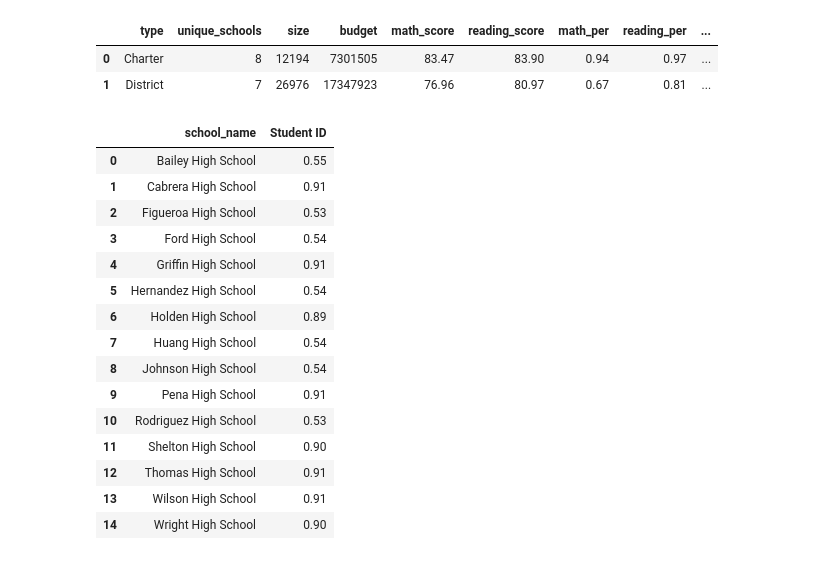
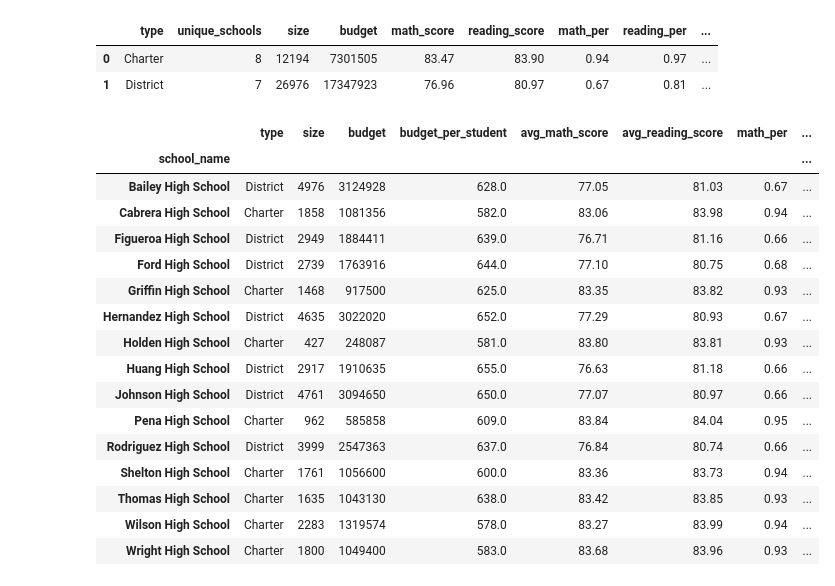
Before and after one commit to Vallkhan/PANDAS-Project, a Jupyter notebook: PyCitySchools/Module_4_Challenge.ipynb, the cells around one changed output. Drawn from its saved outputs; the diff is of its cells as text; code cells hidden in the pictures.

```diff
--- a/PyCitySchools/Module_4_Challenge.ipynb
+++ b/PyCitySchools/Module_4_Challenge.ipynb
@@ -83,51 +82,79 @@ District_data_df
 # %%
 schools_df = pd.read_csv("schools_complete.csv")
 students_df = pd.read_csv("students_complete.csv")
+
 passing_score = 69
+
 schools_df = schools_df.set_index("school_name")
 schools_df = schools_df.sort_index(ascending=True)
 
-schools_df["budget_per_student"] = schools_df["budget"]/schools_df["size"] #Budget per student
+#Budget per student
+schools_df["budget_per_student"] = schools_df["budget"]/schools_df["size"]
+#budget_per_student = per_school_summary["budget_per_student"].astype("float").map("${:,.2f}".format)
 
-avg_math_score_school = students_df.groupby("school_name")["math_score"].mean() #Average math score
+#Average math score
+avg_math_score_school = students_df.groupby("school_name")["math_score"].mean()
 avg_math_score_school = round(avg_math_score_school.reset_index(),2)
+avg_math_score_school = avg_math_score_school.sort_index(ascending= True)
 
-avg_reading_score_school = students_df.groupby("school_name")["reading_score"].mean() #Average reading score
+
+#Average reading score
+avg_reading_score_school = students_df.groupby("school_name")["reading_score"].mean()
 avg_reading_score_school = round(avg_reading_score_school.reset_index(),2)
+avg_reading_score_school = avg_reading_score_school.sort_index(ascending= True)
 
+#Math percentage passing
 total_count = students_df.groupby("school_name")["math_score"].count()
-math_per = round(students_df[students_df["math_score"] > passing_score].groupby("school_name")["math_score"].count()/total_count,2) #Math percentage passing
-#math_per = pd.merge(schools_df,District_math_per,on="school_name")
+math_per = round(students_df[students_df["math_score"] > passing_score].groupby("school_name")["math_score"].count()/total_count,2)
 math_per = math_per.reset_index()
-#math_per.rename(columns = {"math_score":"math_per"},inplace= True)
+math_per = math_per.sort_index(ascending=True)
 
+#Reading percentage passing
 total_count = students_df.groupby("school_name")["reading_score"].count()
-reading_per = round(students_df[students_df["reading_score"] > passing_score].groupby("school_name")["reading_score"].count()/total_count,2) #Reading percentage passing
-#reading_per = pd.merge(schools_df,District_reading_per,on="school_name")
+reading_per = round(students_df[students_df["reading_score"] > passing_score].groupby("school_name")["reading_score"].count()/total_count,2)
 reading_per = reading_per.reset_index()
-# reading_per.rename(columns = {"reading_score":"reading_per"},inplace= True)
-
+reading_per = reading_per.sort_index(ascending=True)
+#Overall passing
 total_count = students_df.groupby("school_name")["Student ID"].count()
 criteria = (students_df["reading_score"] > 69) * (students_df["math_score"]> 69)
 passing_per = round(students_df[criteria].groupby("school_name")["Student ID"].count()/total_count,2)
-#passing_per = pd.merge(schools_df,passing_per,on="school_name")
 passing_per = passing_per.reset_index()
-#passing_per.rename(columns = {"Student ID":"Math_Reading_Pass_Per"},inplace= True)
-passing_per
+passing_per = passing_per.sort_index(ascending=True)
+#passing_per
+
+#schools_df = pd.concat([schools_df, avg_math_score_school],axis = 1,join = "outer")
+
+per_school_summary = pd.merge(schools_df,avg_math_score_school,on="school_name")
+per_school_summary = pd.merge(per_school_summary,avg_reading_score_school,on="school_name")
+per_school_summary = pd.merge(per_school_summary,math_per,on="school_name")
+per_school_summary = pd.merge(per_school_summary,reading_per,on="school_name")
+per_school_summary = pd.merge(per_school_summary,passing_per,on="school_name")
+
+per_school_summary.rename(columns = {"math_score_x":"avg_math_score"},inplace= True)
+per_school_summary.rename(columns = {"reading_score_x":"avg_reading_score"},inplace= True)
+per_school_summary.rename(columns = {"math_score_y":"math_per"},inplace= True)
+per_school_summary.rename(columns = {"reading_score_y":"reading_per"},inplace= True)
+per_school_summary.rename(columns = {"Student ID":"overall_passing_per"},inplace= True)
+
+per_school_summary = per_school_summary.drop("School ID", axis= 1)
+per_school_summary = per_school_summary.set_index("school_name")
+#per_school_summary = per_school_summary["budget_per_student"].astype("float").map("${:,.2f}".format)
+per_school_summary
 # %% [output]
-|  | school_name | Student ID |
-| 0 | Bailey High School | 0.55 |
-| 1 | Cabrera High School | 0.91 |
-| 2 | Figueroa High School | 0.53 |
-| 3 | Ford High School | 0.54 |
-| 4 | Griffin High School | 0.91 |
-| 5 | Hernandez High School | 0.54 |
-| 6 | Holden High School | 0.89 |
-| 7 | Huang High School | 0.54 |
-| 8 | Johnson High School | 0.54 |
-| 9 | Pena High School | 0.91 |
-| 10 | Rodriguez High School | 0.53 |
-| 11 | Shelton High School | 0.90 |
-| 12 | Thomas High School | 0.91 |
-| 13 | Wilson High School | 0.91 |
-| 14 | Wright High School | 0.90 |
+|  | type | size | budget | budget_per_student | avg_math_score | avg_reading_score | math_per | ... |
+| school_name |  |  |  |  |  |  |  | ... |
+| Bailey High School | District | 4976 | 3124928 | 628.0 | 77.05 | 81.03 | 0.67 | ... |
+| Cabrera High School | Charter | 1858 | 1081356 | 582.0 | 83.06 | 83.98 | 0.94 | ... |
+| Figueroa High School | District | 2949 | 1884411 | 639.0 | 76.71 | 81.16 | 0.66 | ... |
+| Ford High School | District | 2739 | 1763916 | 644.0 | 77.10 | 80.75 | 0.68 | ... |
+| Griffin High School | Charter | 1468 | 917500 | 625.0 | 83.35 | 83.82 | 0.93 | ... |
+| Hernandez High School | District | 4635 | 3022020 | 652.0 | 77.29 | 80.93 | 0.67 | ... |
+| Holden High School | Charter | 427 | 248087 | 581.0 | 83.80 | 83.81 | 0.93 | ... |
+| Huang High School | District | 2917 | 1910635 | 655.0 | 76.63 | 81.18 | 0.66 | ... |
+| Johnson High School | District | 4761 | 3094650 | 650.0 | 77.07 | 80.97 | 0.66 | ... |
+| Pena High School | Charter | 962 | 585858 | 609.0 | 83.84 | 84.04 | 0.95 | ... |
+| Rodriguez High School | District | 3999 | 2547363 | 637.0 | 76.84 | 80.74 | 0.66 | ... |
+| Shelton High School | Charter | 1761 | 1056600 | 600.0 | 83.36 | 83.73 | 0.94 | ... |
+| Thomas High School | Charter | 1635 | 1043130 | 638.0 | 83.42 | 83.85 | 0.93 | ... |
+| Wilson High School | Charter | 2283 | 1319574 | 578.0 | 83.27 | 83.99 | 0.94 | ... |
+| Wright High School | Charter | 1800 | 1049400 | 583.0 | 83.68 | 83.96 | 0.93 | ... |
```
Also changed, not shown: parts of 12 cells of this notebook.
